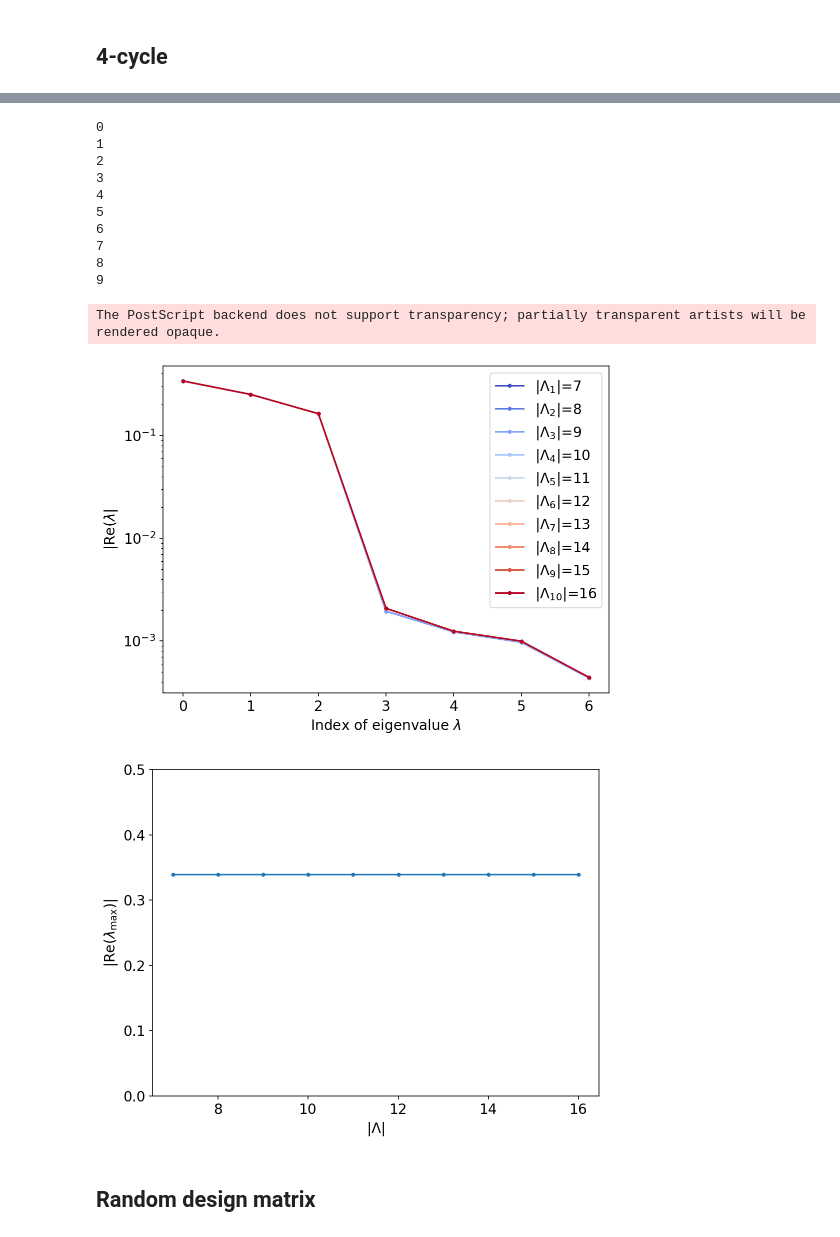
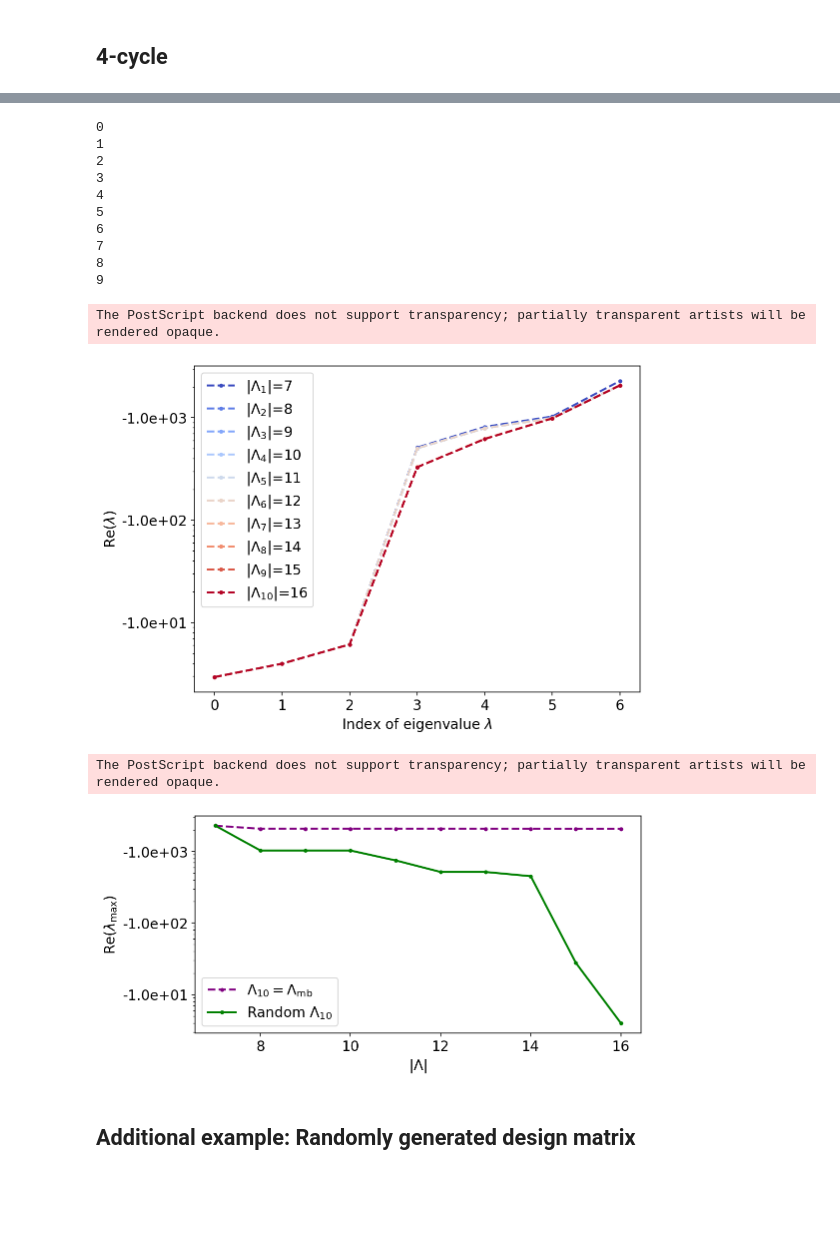
Before and after one commit to oskarhenriksson/estimating-birch-points-with-networks, a Jupyter notebook: experiments_new_plots.ipynb, the cells around one changed output, grey strips where cells are left out. Drawn from its saved outputs; the diff is of its cells as text; code cells hidden in the pictures; blank space fills up the shorter version.

```diff
--- a/experiments_new_plots.ipynb
+++ b/experiments_new_plots.ipynb
@@ -39,6 +42,6 @@ def reorder_to_full_rank_block_first(Lambda):
     return Lambda[:, pivot_columns]
 # %%
 # Start a new plot
-def new_plot():
-    plt.figure(figsize=(8, 6))
+def new_plot(figsize=(8, 6)):
+    plt.figure(figsize=figsize)
     plt.rcParams.update({'font.size': 14})
@@ -91,7 +132,8 @@ np.savetxt('A.txt', A, delimiter=',', fmt='%d')
 np.savetxt('u.txt', u, delimiter=',', fmt='%.5f')
 # %%
 # Markov basis (sorted so that the first columns form a full-rank matrix)
-Lambda_mb = reorder_to_full_rank_block_first(independence_model_markov_basis(a, b))
+Lambda_mb = reorder_to_full_rank_block_first(
+    independence_model_markov_basis(a, b))
 # %%
 # Pick cardinalities for the spanning sets
 number_of_cardinalities = 10
@@ -270,12 +323,14 @@ cardinalities = np.rint(
                 number_of_cardinalities)).astype(int)
 colors = cm.coolwarm(np.linspace(0, 1, len(cardinalities)))
 # %%
+# Plot the distribution of the real parts of the eigenvalues when Lambda increases towards a Markov basis
+
 dir_name = f'towards_markov_basis'
 os.makedirs(dir_name, exist_ok=True)
 
 new_plot()
 
-T = np.zeros( (np.size(cardinalities), te.rank(Lambda_mb)) )
+E_cycle_mb = np.zeros((np.size(cardinalities), te.rank(Lambda_mb)))
 
 for i, m in enumerate(cardinalities):
     print(i)
@@ -283,16 +338,18 @@ for i, m in enumerate(cardinalities):
                Lambda_mb[:, 0:m],
                delimiter=',',
                fmt='%d')
-    T[i,:] = timescales(Lambda_mb[:, 0:m], MLE)
+    E_cycle_mb[i, :] = real_part_of_eigenvalues(Lambda_mb[:, 0:m], MLE)
     np.savetxt(dir_name + f'/timescales_for_Lambda{i+1}.txt',
-               T[i,:],
+               E_cycle_mb[i, :],
                delimiter=',',
                fmt='%.5f')
-    eigenvalue_plot(T[i,:], label=f'|Λ$_{{{i+1}}}$|={m}', color=colors[i])
+    eigenvalue_plot(E_cycle_mb[i, :],
+                    label=f'|Λ$_{{{i+1}}}$|={m}',
+                    color=colors[i])
 
 plt.legend()
-plt.savefig(dir_name + "/4-cycle_model_increasing_lambda.eps", format='eps')
-plt.savefig(dir_name + "/4-cycle_model_increasing_lambda.pdf", format='pdf')
+plt.savefig(dir_name + '/4-cycle_model_increasing_lambda.eps', format='eps')
+plt.savefig(dir_name + '/4-cycle_model_increasing_lambda.pdf', format='pdf')
 
 plt.show()
 # %% [output]
@@ -321,4 +368,6 @@ plt.savefig(dir_name + f'/4-cycle_markov_max_time_scales.eps',
 # %%
+# Plot the distribution of the real parts of the eigenvalues when Lambda increases towards a random spanning set
+
 dir_name = f'towards_random_spanning_set'
 os.makedirs(dir_name, exist_ok=True)
 
@@ -327,59 +376,72 @@ extension_matrix = np.hstack(
      np.random.choice([-1, 0, 1],
                       size=(te.rank(Lambda_mb),
                             Lambda_mb.shape[1] - te.rank(Lambda_mb)))))
-Lambda_spanning_set = np.dot(Lambda_mb[:, 0:te.rank(Lambda_mb)], extension_matrix)
+Lambda_spanning_set = np.dot(Lambda_mb[:, 0:te.rank(Lambda_mb)],
+                             extension_matrix)
 
 new_plot()
 
-T = np.zeros( (np.size(cardinalities), te.rank(Lambda_mb)) )
-
+E_cycle_random = np.zeros((np.size(cardinalities), te.rank(Lambda_mb)))
 
 for i, m in enumerate(cardinalities):
     print(i)
     np.savetxt(dir_name + f'/Lambda{i+1}.txt',
                Lambda_spanning_set[:, 0:m],
                delimiter=',',
                fmt='%d')
-    T[i,:] = timescales(Lambda_spanning_set[:, 0:m], MLE)
+    E_cycle_random[i, :] = real_part_of_eigenvalues(
+        Lambda_spanning_set[:, 0:m], MLE)
     np.savetxt(dir_name + f'/timescales_for_Lambda{i+1}.txt',
-               T[i,:],
+               E_cycle_random[i, :],
                delimiter=',',
                fmt='%.5f')
-    eigenvalue_plot(T[i,:], label=f'|Λ$_{{{i+1}}}$|={m}', color=colors[i])
+    eigenvalue_plot(E_cycle_random[i, :],
+                    label=f'|Λ$_{{{i+1}}}$|={m}',
+                    linestyle='--',
+                    color=colors[i])
 
 plt.legend()
 
-plt.savefig(dir_name + "/4-cycle_increaasing_lambda_to_random_spanning.eps",
+plt.savefig(dir_name + '/4-cycle_increaasing_lambda_to_random_spanning.eps',
             format='eps')
-plt.savefig(dir_name + "/4-cycle_increasing_lambda_to_random_spanning.pdf",
+plt.savefig(dir_name + '/4-cycle_increasing_lambda_to_random_spanning.pdf',
             format='pdf')
 
 plt.show()
 # %% [output]
 0
 1
 2
 3
 4
 5
 6
 7
 8
 9
 The PostScript backend does not support transparency; partially transparent artists will be rendered opaque.
-[figure, old version]
+[figure, new version]
 # %%
-new_plot()
-max_eigenvalue_plot(cardinalities, T[:,0])
+# Comparison of how the least negative eigenvalue varies when Lambda grows towards a Markov basis and a random spanning set, respectively
 
-plt.ylim(0,0.5)
+new_plot(figsize=(8, 4))
+max_eigenvalue_plot(cardinalities,
+                    E_cycle_random[:, -1],
+                    label=f'$\Lambda_{{{number_of_cardinalities}}}=\Lambda_\mathrm{{mb}}$',
+                    color='purple',
+                    linestyle='--')
+max_eigenvalue_plot(cardinalities,
+                    E_cycle_mb[:, -1],
+                    label=f'Random $\Lambda_{{{number_of_cardinalities}}}$',
+                    color='green')
 
-plt.savefig(dir_name + f'/4-cycle_random_max_time_scales.eps',
-            format='eps')
-plt.savefig(dir_name + f'/4-cycle_random_max_time_scales.eps',
-            format='pdf')
+plt.legend()
+
+plt.savefig(f'4-cycle_max_time_scales.eps', format='eps')
+plt.savefig(f'4-cycle_max_time_scales.eps', format='pdf')
 # %% [output]
+The PostScript backend does not support transparency; partially transparent artists will be rendered opaque.
-[figure, old version]
+[figure, new version]
 # %% [markdown]
-## Random design matrix
+## Additional example: Randomly generated design matrix
 # %%
```
Also changed, not shown: parts of 24 cells of this notebook, 50 other files.
